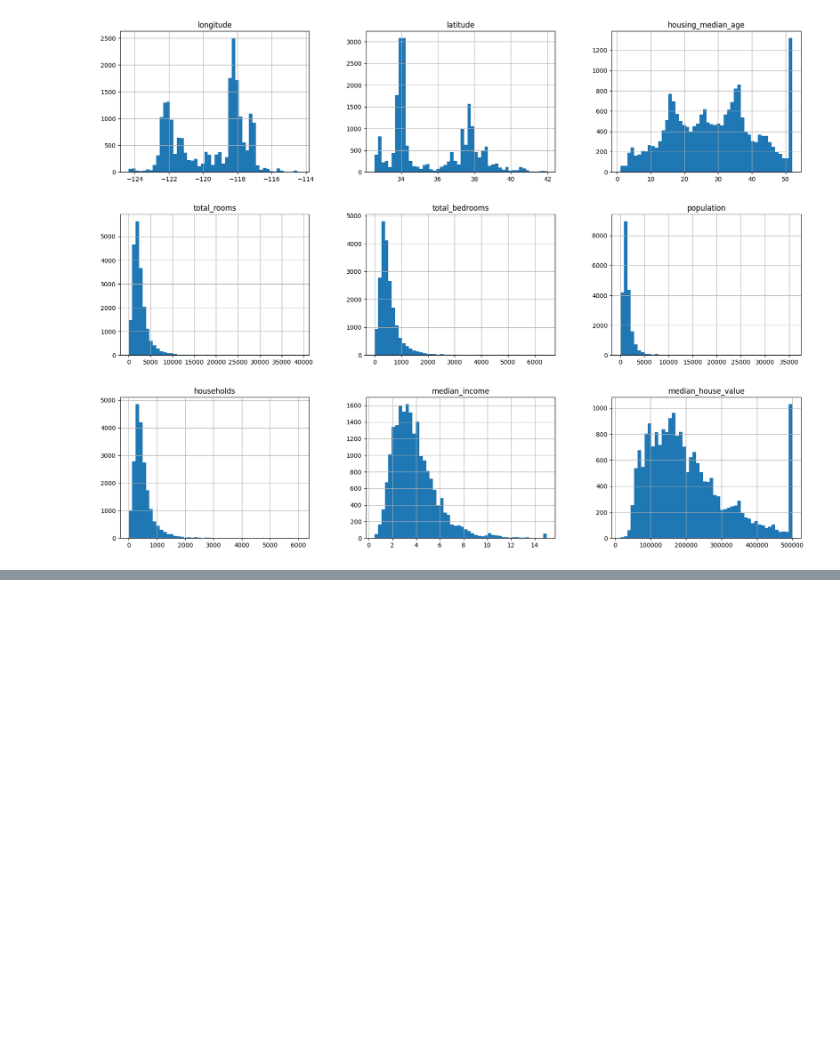
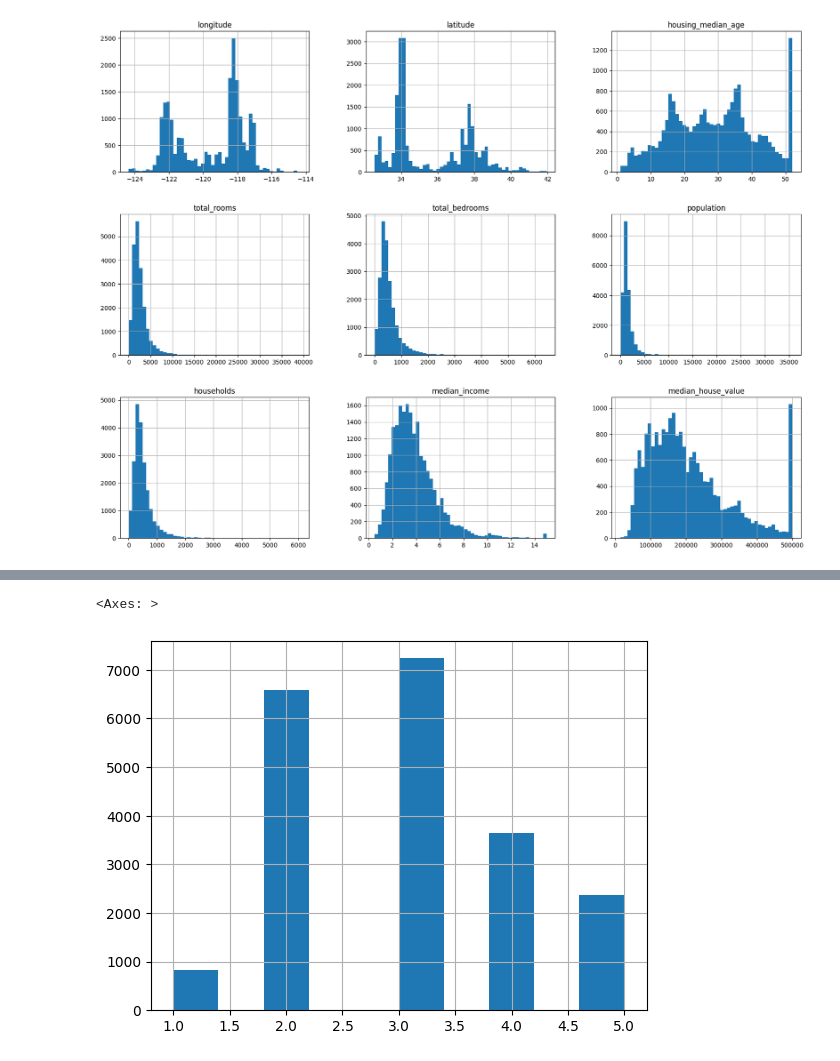
Before and after one commit to tekeiro/machine-learning-oreilly-book, a Jupyter notebook: Housing.ipynb, the cells around one changed output, grey strips where cells are left out. Cells and saved outputs as stored; diff of their text form; code cells hidden in the pictures; blank space fills up the shorter version.

```diff
--- a/Housing.ipynb
+++ b/Housing.ipynb
@@ -75,0 +126,12 @@ plt.show()
+# %%
+'''The following code uses the
+pd.cut() function to create an income category attribute with 5 categories (labeled
+from 1 to 5): category 1 ranges from 0 to 1.5 (i.e., less than $15,000), category 2 from
+1.5 to 3, and so on:'''
+housing["income_cat"] = pd.cut(housing["median_income"],
+ bins=[0., 1.5, 3.0, 4.5, 6., np.inf],
+ labels=[1, 2, 3, 4, 5])
+housing["income_cat"].hist()
+# %% [output]
+<Axes: >
+[figure, added]
```
Also changed, not shown: parts of 5 cells of this notebook.
